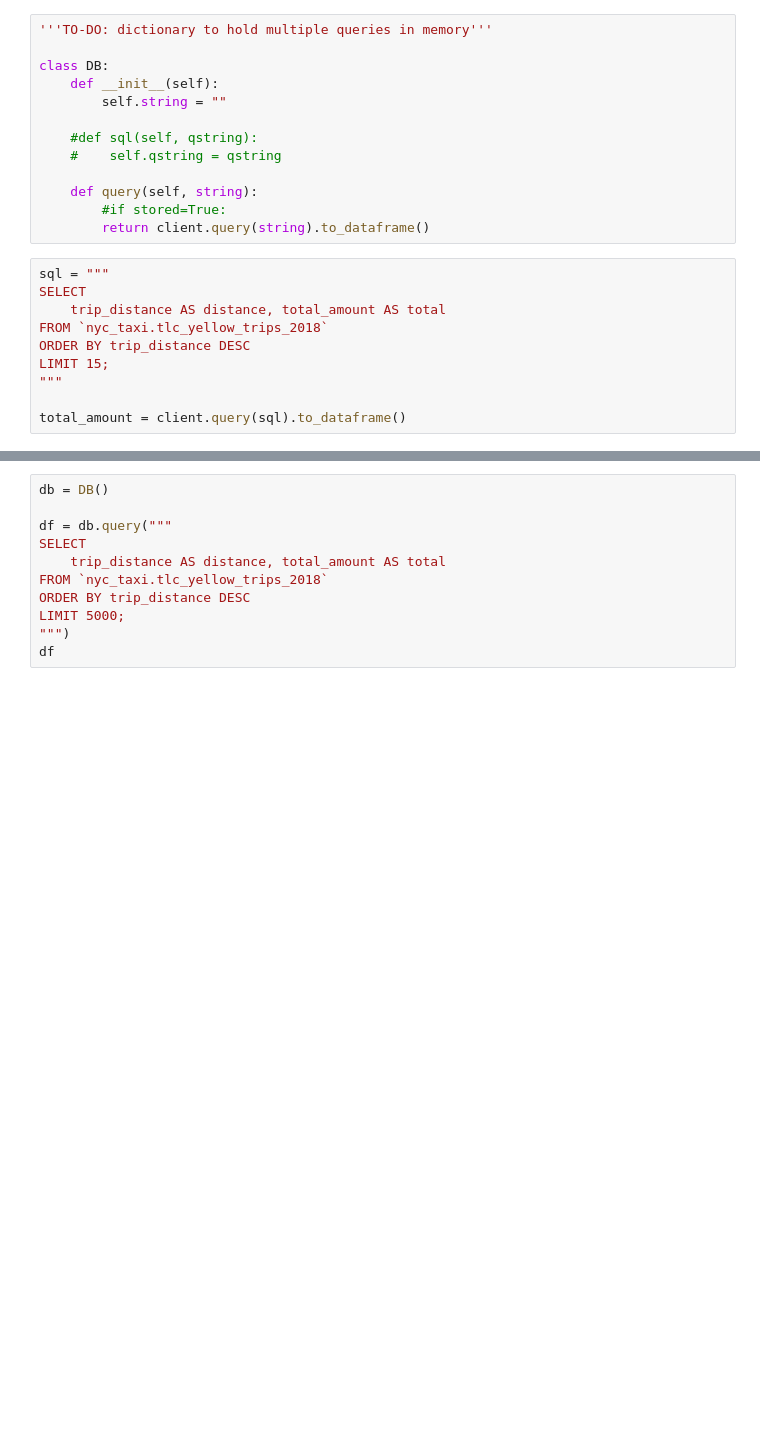
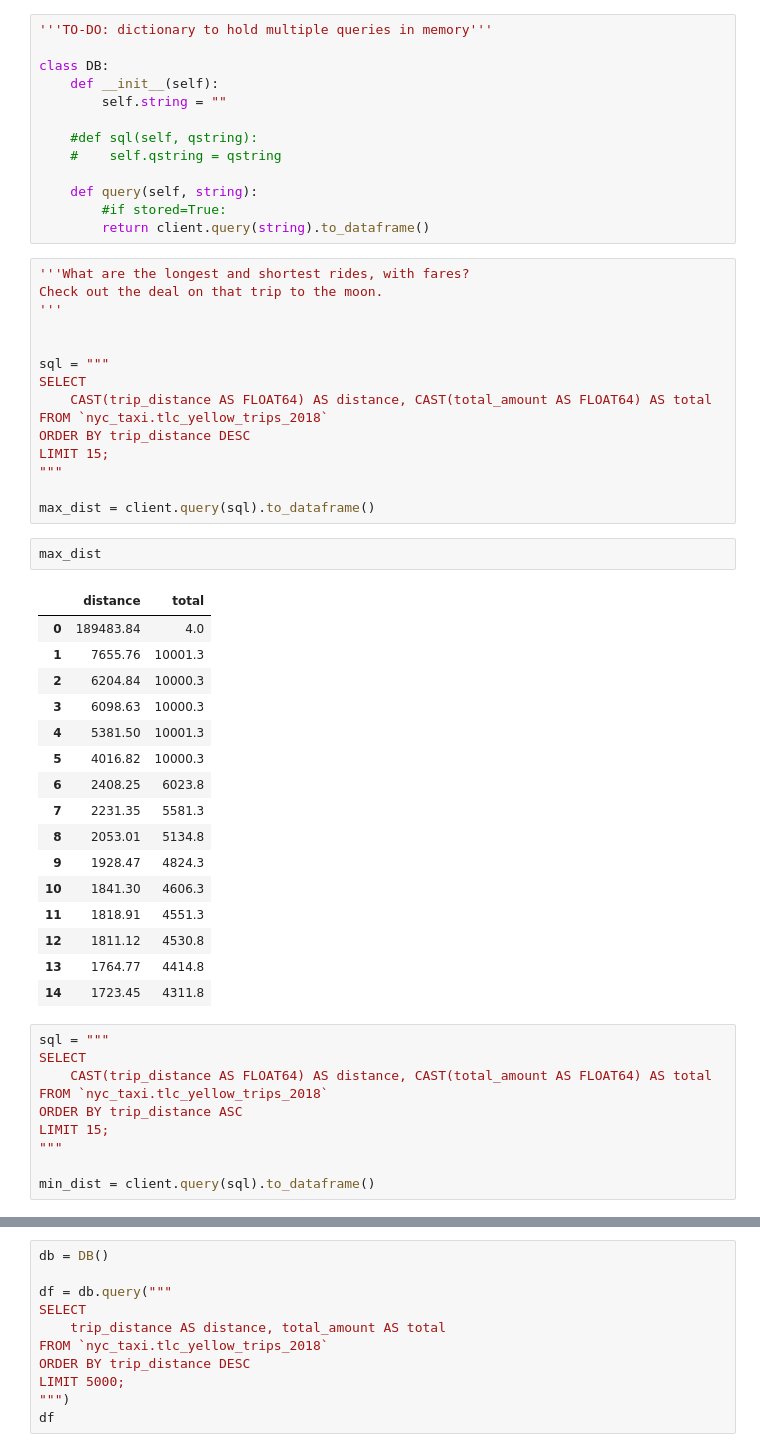
Before and after one commit to lorarjohns/nyc_taxi_bigquery, a Jupyter notebook: ds4a/ds4a/nyc-taxi.ipynb, the cells around one changed output, grey strips where cells are left out. Saved outputs shown, nothing was run; the diff lists cells and outputs as text; blank space fills up the shorter version.

Commit message:
cleaning up files and committing taxi notebook

```diff
--- a/ds4a/ds4a/nyc-taxi.ipynb
+++ b/ds4a/ds4a/nyc-taxi.ipynb
@@ -190,13 +200,47 @@ class DB:
     def query(self, string):
         #if stored=True:
         return client.query(string).to_dataframe()
+# %%
+'''What are the longest and shortest rides, with fares?
+Check out the deal on that trip to the moon.
+'''
+
+
+sql = """
+SELECT
+    CAST(trip_distance AS FLOAT64) AS distance, CAST(total_amount AS FLOAT64) AS total
+FROM `nyc_taxi.tlc_yellow_trips_2018`
+ORDER BY trip_distance DESC
+LIMIT 15;
+"""
+
+max_dist = client.query(sql).to_dataframe()
+# %%
+max_dist
+# %% [output]
+|  | distance | total |
+| 0 | 189483.84 | 4.0 |
+| 1 | 7655.76 | 10001.3 |
+| 2 | 6204.84 | 10000.3 |
+| 3 | 6098.63 | 10000.3 |
+| 4 | 5381.50 | 10001.3 |
+| 5 | 4016.82 | 10000.3 |
+| 6 | 2408.25 | 6023.8 |
+| 7 | 2231.35 | 5581.3 |
+| 8 | 2053.01 | 5134.8 |
+| 9 | 1928.47 | 4824.3 |
+| 10 | 1841.30 | 4606.3 |
+| 11 | 1818.91 | 4551.3 |
+| 12 | 1811.12 | 4530.8 |
+| 13 | 1764.77 | 4414.8 |
+| 14 | 1723.45 | 4311.8 |
 # %%
 sql = """
 SELECT
-    trip_distance AS distance, total_amount AS total
+    CAST(trip_distance AS FLOAT64) AS distance, CAST(total_amount AS FLOAT64) AS total
 FROM `nyc_taxi.tlc_yellow_trips_2018`
-ORDER BY trip_distance DESC
+ORDER BY trip_distance ASC
 LIMIT 15;
 """
 
-total_amount = client.query(sql).to_dataframe()
+min_dist = client.query(sql).to_dataframe()
```
Also changed, not shown: parts of 13 cells of this notebook, 4 other files.
